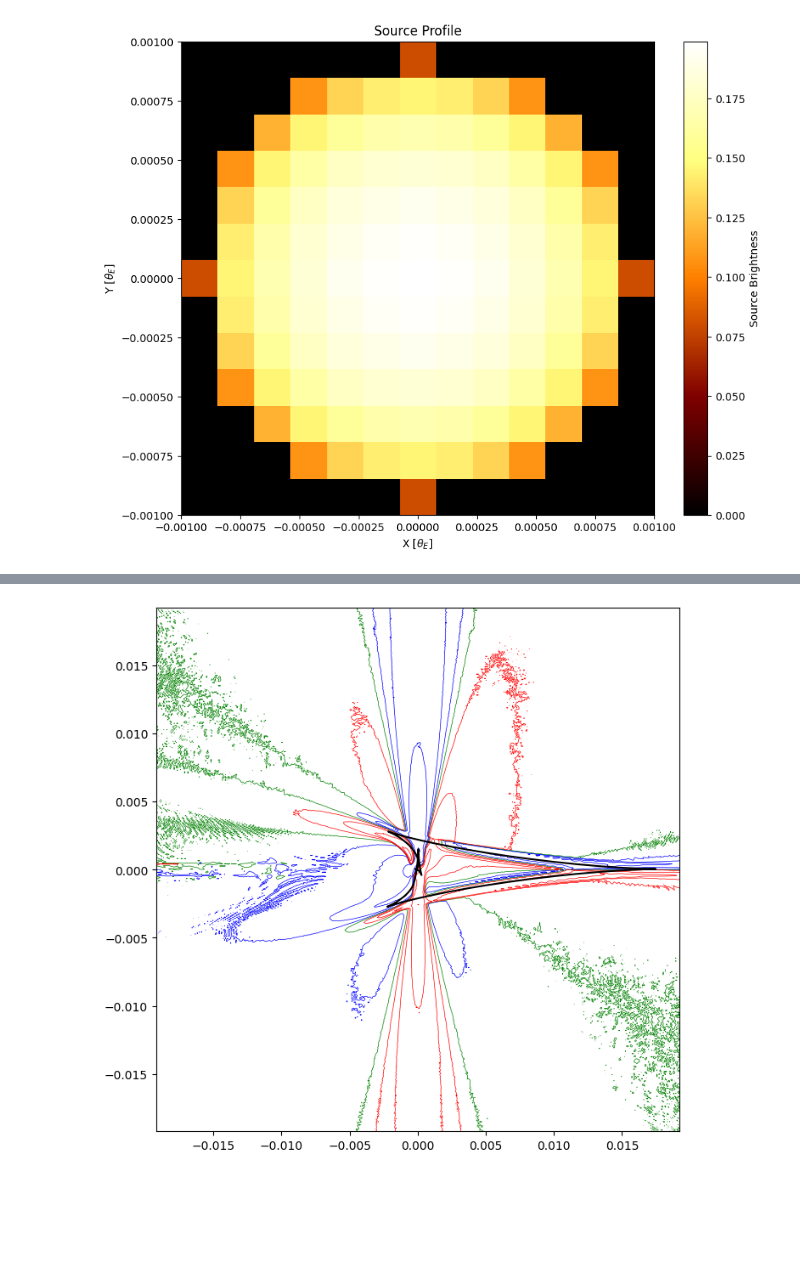
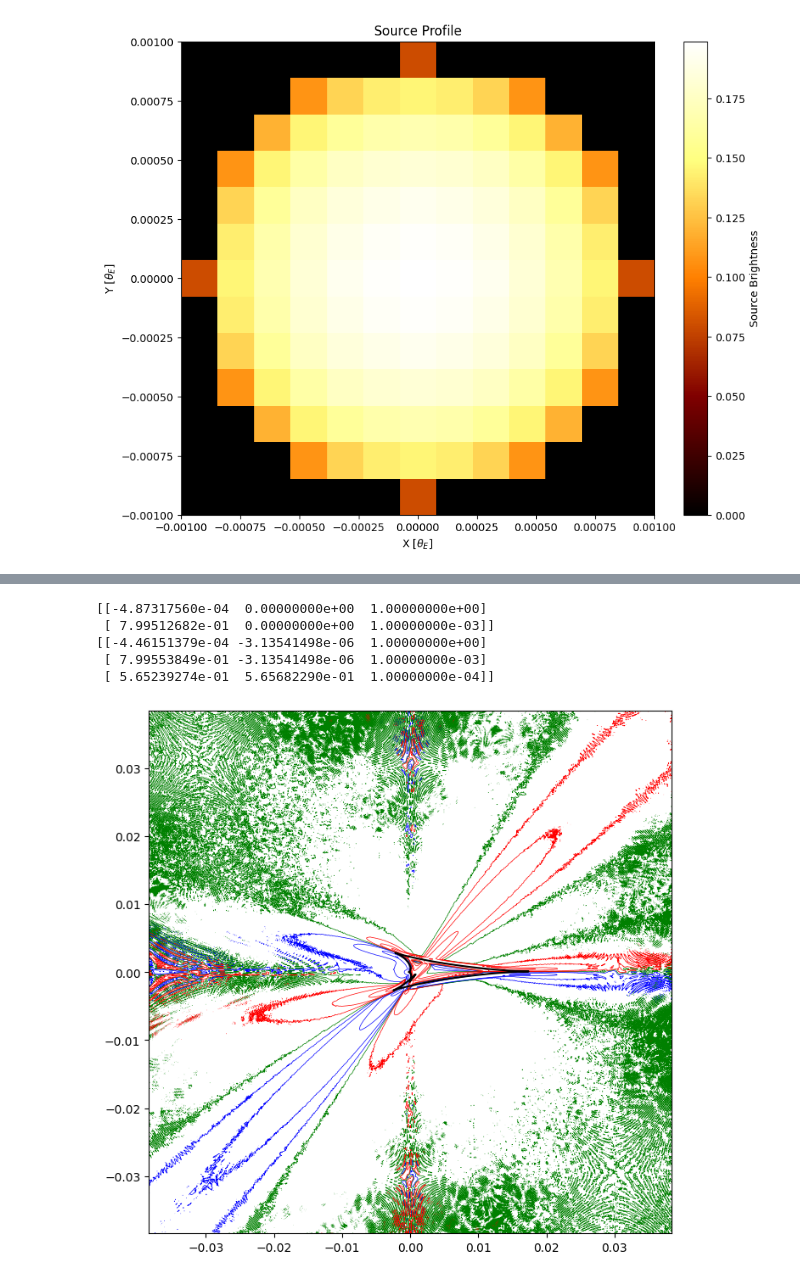
Before and after one commit to saividyud/NBLens, a Jupyter notebook: Unity Analysis/binary_lens_dev.ipynb, the cells around one changed output, grey strips where cells are left out. Cells and saved outputs as stored; diff of their text form; code cells hidden in the pictures; blank space fills up the shorter version.

Commit message:
Triple lens with varying offset

```diff
--- a/Unity Analysis/binary_lens_dev.ipynb
+++ b/Unity Analysis/binary_lens_dev.ipynb
@@ -53,8 +47,8 @@ q1 = 1e-3
 
 # Small planet parameters
 s2 = 0.8
-alpha2 = 30
-q2 = 1e-3 * q1
+alpha2 = 45
+q2 = 1e-1 * q1
 
 # Defining single lens attributes
 single_lens_attributes = np.array([
@@ -155,9 +149,9 @@ Number of rays: 1.0000e+08
 =========================================================
 # %%
 ''' Simulating single lens magnification map '''
-# single_lens = IRSC.IRSCaustics(annulus_param_dict=single_lens_parameters)
-# single_lens_magnifications = single_lens.series_calculate(cm_offset='auto')
-single_lens = caustic_reader('../Unity/Simulations/Collection_0.8/single_1e11.pkl')
+single_lens = IRSC.IRSCaustics(annulus_param_dict=single_lens_parameters)
+single_lens_magnifications = single_lens.series_calculate(cm_offset='auto')
+# single_lens = IRSC.caustic_reader('../Unity/Simulations/Collection_0.8/single_1e11.pkl')
 single_lens.plot()
 
 print('=========================================================')
@@ -167,9 +163,9 @@ Plotting magnification map: 0.02 seconds
 [figure]
 # %%
 ''' Simulating binary lens magnification map '''
-# binary_lens = IRSC.IRSCaustics(annulus_param_dict=binary_lens_parameters)
-# binary_lens_magnification = binary_lens.series_calculate(cm_offset='auto')
-binary_lens = caustic_reader('../Unity/Simulations/Collection_0.8/binary_1e11.pkl')
+binary_lens = IRSC.IRSCaustics(annulus_param_dict=binary_lens_parameters)
+binary_lens_magnification = binary_lens.series_calculate(cm_offset='auto')
+# binary_lens = IRSC.caustic_reader('../Unity/Simulations/Collection_0.8/binary_1e11.pkl')
 binary_lens.plot()
 
 print('=========================================================')
@@ -179,9 +177,9 @@ Plotting magnification map: 0.013 seconds
 [figure]
 # %%
 ''' Simulating triple lens magnification map '''
-# triple_lens = IRSC.IRSCaustics(annulus_param_dict=triple_lens_parameters)
-# triple_lens_magnifications = triple_lens.series_calculate(cm_offset='auto')
-triple_lens = caustic_reader('../Unity/Simulations/Collection_0.8/triple_1e11_90_1e-04.pkl')
+triple_lens = IRSC.IRSCaustics(annulus_param_dict=triple_lens_parameters)
+triple_lens_magnifications = triple_lens.series_calculate(cm_offset='auto')
+# triple_lens = IRSC.caustic_reader('../Unity/Simulations/Collection_0.8/triple_1e11_90_1e-04.pkl')
 triple_lens.plot()
 
 print('=========================================================')
@@ -312,21 +312,31 @@ plt.show()
 # %%
 binary_fractional_deviations = (convolved_triple_lens - convolved_binary_lens) / convolved_binary_lens
 
 fig = plt.figure(figsize=(10, 8))
 ax = fig.add_subplot()
 
-img = ax.contour(single_lens.X_pix, single_lens.Y_pix, binary_fractional_deviations,
+img = ax.contour(single_lens.X_pix, single_lens.Y_pix, np.flip(binary_fractional_deviations, axis=0),
                 levels=[-0.30, -0.10, -0.03, -0.01, 0, 0.01, 0.03, 0.10, 0.30],
                 colors=['blue', 'blue', 'blue', 'blue', 'green', 'red', 'red', 'red', 'red'],
                 linewidths=0.5
 )
 
+# ax.imshow(binary_fractional_deviations)
+
+print(binary_lens.lens_att)
+print(triple_lens.lens_att)
+
 ax.plot(big_caustic_xs, big_caustic_ys, color='black')
 
-ax.set_xlim(-ang_width/4, ang_width/4)
-ax.set_ylim(-ang_width/4, ang_width/4)
+ax.set_xlim(-ang_width/2, ang_width/2)
+ax.set_ylim(-ang_width/2, ang_width/2)
 ax.set_aspect('equal')
 
 plt.show()
 # %% [output]
+[[-4.87317560e-04  0.00000000e+00  1.00000000e+00]
+ [ 7.99512682e-01  0.00000000e+00  1.00000000e-03]]
+[[-4.46151379e-04 -3.13541498e-06  1.00000000e+00]
+ [ 7.99553849e-01 -3.13541498e-06  1.00000000e-03]
+ [ 5.65239274e-01  5.65682290e-01  1.00000000e-04]]
-[figure, old version]
+[figure, new version]
```
Also changed, not shown: parts of 10 cells of this notebook, 9 other files.
